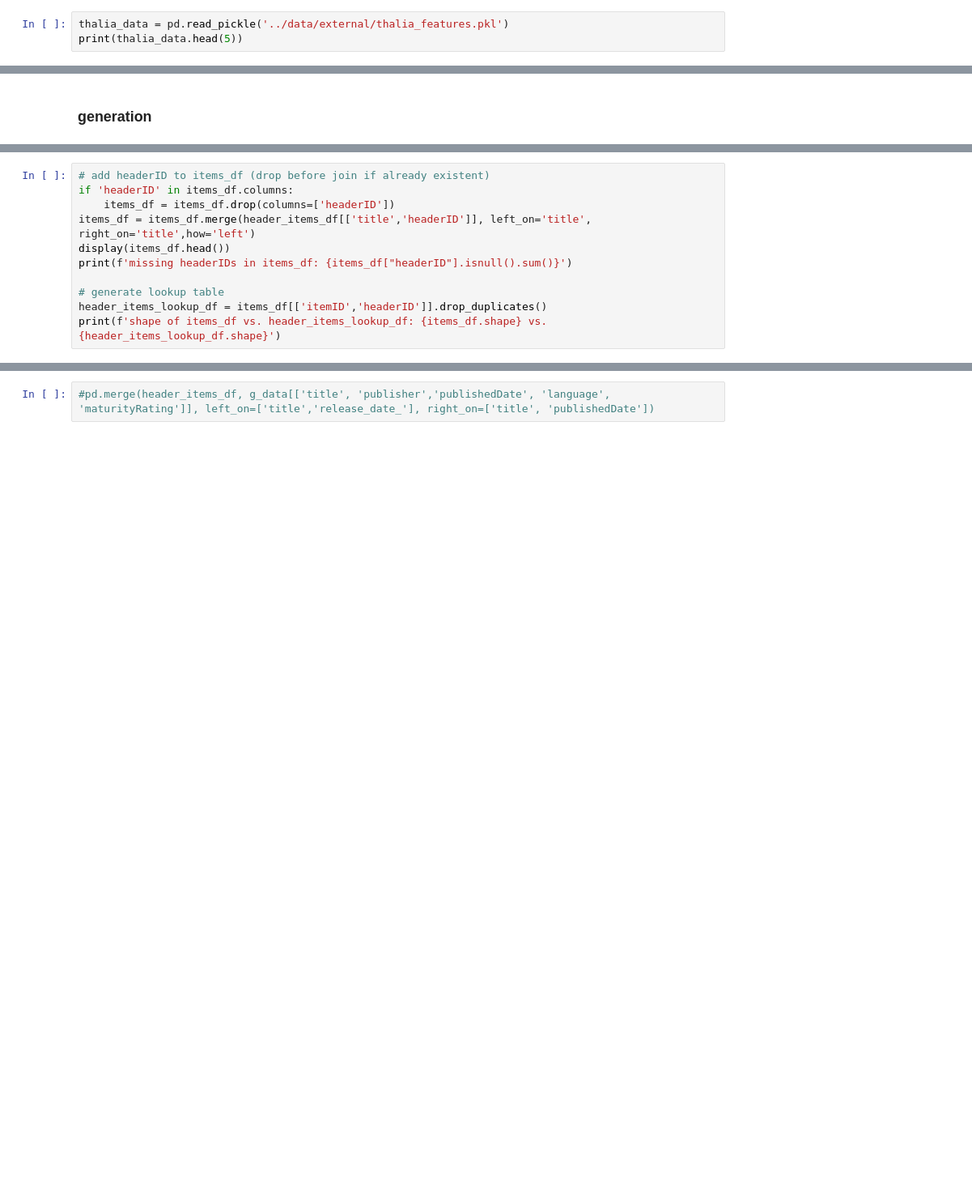
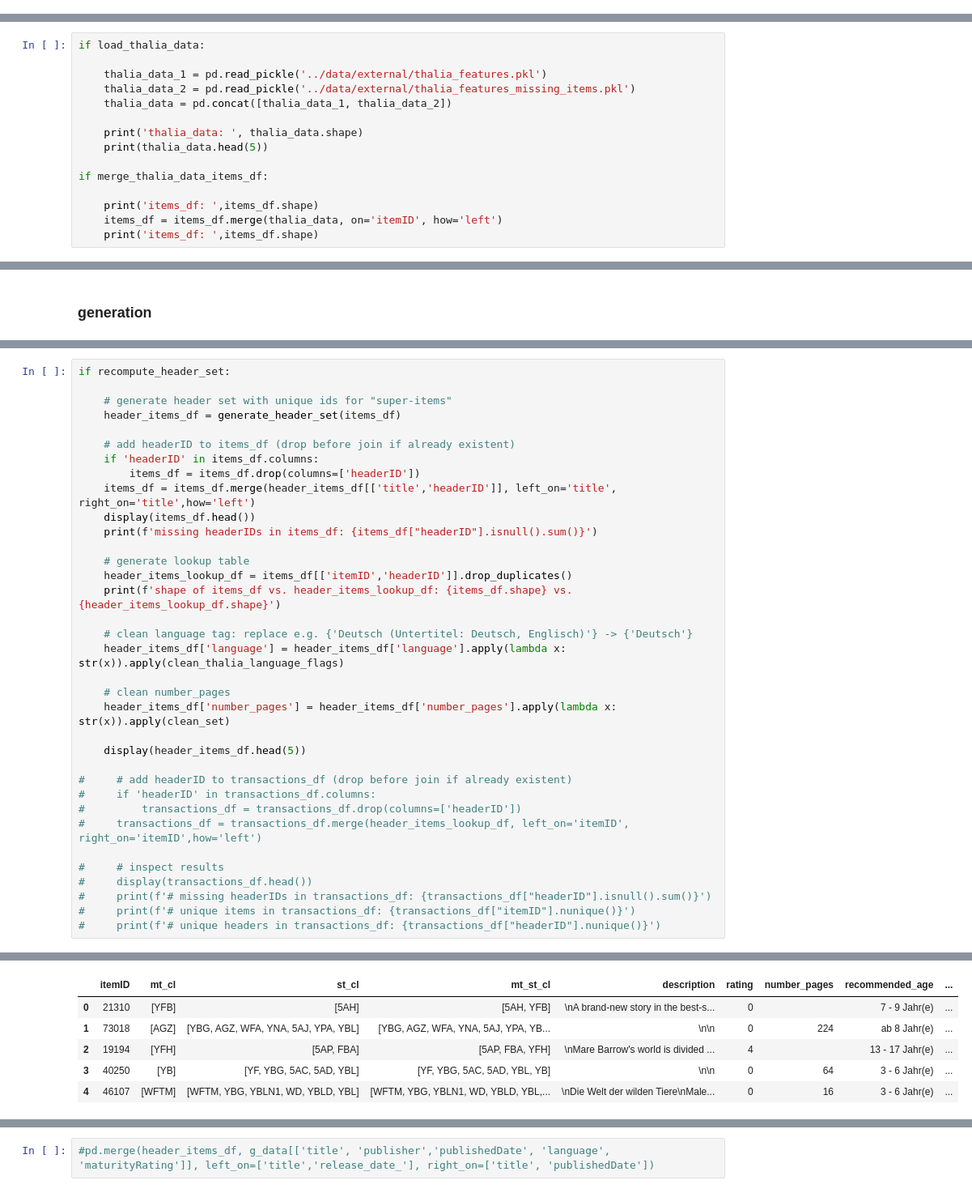
Before and after one commit to esthervogt/dmcup2021, a Jupyter notebook: notebooks/data_preprocessing.ipynb, the cells around one changed output, grey strips where cells are left out. Shown: that part at 81% size. Saved outputs shown, nothing was run; the diff lists cells and outputs as text; blank space fills up the shorter version.

```diff
--- a/notebooks/data_preprocessing.ipynb
+++ b/notebooks/data_preprocessing.ipynb
@@ -401,3 +525,0 @@ gbooks_json_sub = gbooks_df_sub.to_dict()
-# %%
-thalia_data = pd.read_pickle('../data/external/thalia_features.pkl')
-print(thalia_data.head(5))
@@ -405,0 +526,15 @@ items_df = items_df.merge(thalia_data, on='itemID')
+# %%
+if load_thalia_data:
+
+    thalia_data_1 = pd.read_pickle('../data/external/thalia_features.pkl')
+    thalia_data_2 = pd.read_pickle('../data/external/thalia_features_missing_items.pkl')
+    thalia_data = pd.concat([thalia_data_1, thalia_data_2])
+
+    print('thalia_data: ', thalia_data.shape)
+    print(thalia_data.head(5))
+
+if merge_thalia_data_items_df:
+
+    print('items_df: ',items_df.shape)
+    items_df = items_df.merge(thalia_data, on='itemID', how='left')
+    print('items_df: ',items_df.shape)
@@ -697,11 +882,36 @@ header_items_df.head()
 # %%
-# add headerID to items_df (drop before join if already existent)
-if 'headerID' in items_df.columns:
-    items_df = items_df.drop(columns=['headerID'])
-items_df = items_df.merge(header_items_df[['title','headerID']], left_on='title', right_on='title',how='left')
-display(items_df.head())
-print(f'missing headerIDs in items_df: {items_df["headerID"].isnull().sum()}')
+if recompute_header_set:
 
-# generate lookup table
-header_items_lookup_df = items_df[['itemID','headerID']].drop_duplicates()
-print(f'shape of items_df vs. header_items_lookup_df: {items_df.shape} vs. {header_items_lookup_df.shape}')
+    # generate header set with unique ids for "super-items"
+    header_items_df = generate_header_set(items_df)
+
+    # add headerID to items_df (drop before join if already existent)
+    if 'headerID' in items_df.columns:
+        items_df = items_df.drop(columns=['headerID'])
+    items_df = items_df.merge(header_items_df[['title','headerID']], left_on='title', right_on='title',how='left')
+    display(items_df.head())
+    print(f'missing headerIDs in items_df: {items_df["headerID"].isnull().sum()}')
+
+    # generate lookup table
+    header_items_lookup_df = items_df[['itemID','headerID']].drop_duplicates()
+    print(f'shape of items_df vs. header_items_lookup_df: {items_df.shape} vs. {header_items_lookup_df.shape}')
+
+    # clean language tag: replace e.g. {'Deutsch (Untertitel: Deutsch, Englisch)'} -> {'Deutsch'}
+    header_items_df['language'] = header_items_df['language'].apply(lambda x: str(x)).apply(clean_thalia_language_flags)
+
+    # clean number_pages
+    header_items_df['number_pages'] = header_items_df['number_pages'].apply(lambda x: str(x)).apply(clean_set)
+
+    display(header_items_df.head(5))
+
+#     # add headerID to transactions_df (drop before join if already existent)
+#     if 'headerID' in transactions_df.columns:
+#         transactions_df = transactions_df.drop(columns=['headerID'])
+#     transactions_df = transactions_df.merge(header_items_lookup_df, left_on='itemID', right_on='itemID',how='left')
+
+#     # inspect results
+#     display(transactions_df.head())
+#     print(f'# missing headerIDs in transactions_df: {transactions_df["headerID"].isnull().sum()}')
+#     print(f'# unique items in transactions_df: {transactions_df["itemID"].nunique()}')
+#     print(f'# unique headers in transactions_df: {transactions_df["headerID"].nunique()}')
+# %% [output]
@@ -707,0 +920,6 @@ print(f'shape of items_df vs. header_items_lookup_df: {items_df.shape} vs. {head
+|  | itemID | mt_cl | st_cl | mt_st_cl | description | rating | number_pages | recommended_age | ... |
+| 0 | 21310 | [YFB] | [5AH] | [5AH, YFB] | \nA brand-new story in the best-s... | 0 |  | 7 - 9 Jahr(e) | ... |
+| 1 | 73018 | [AGZ] | [YBG, AGZ, WFA, YNA, 5AJ, YPA, YBL] | [YBG, AGZ, WFA, YNA, 5AJ, YPA, YB... | \n\n | 0 | 224 | ab 8 Jahr(e) | ... |
+| 2 | 19194 | [YFH] | [5AP, FBA] | [5AP, FBA, YFH] | \nMare Barrow's world is divided ... | 4 |  | 13 - 17 Jahr(e) | ... |
+| 3 | 40250 | [YB] | [YF, YBG, 5AC, 5AD, YBL] | [YF, YBG, 5AC, 5AD, YBL, YB] | \n\n | 0 | 64 | 3 - 6 Jahr(e) | ... |
+| 4 | 46107 | [WFTM] | [WFTM, YBG, YBLN1, WD, YBLD, YBL] | [WFTM, YBG, YBLN1, WD, YBLD, YBL,... | \nDie Welt der wilden Tiere\nMale... | 0 | 16 | 3 - 6 Jahr(e) | ... |
```
Also changed, not shown: parts of 212 cells of this notebook.
